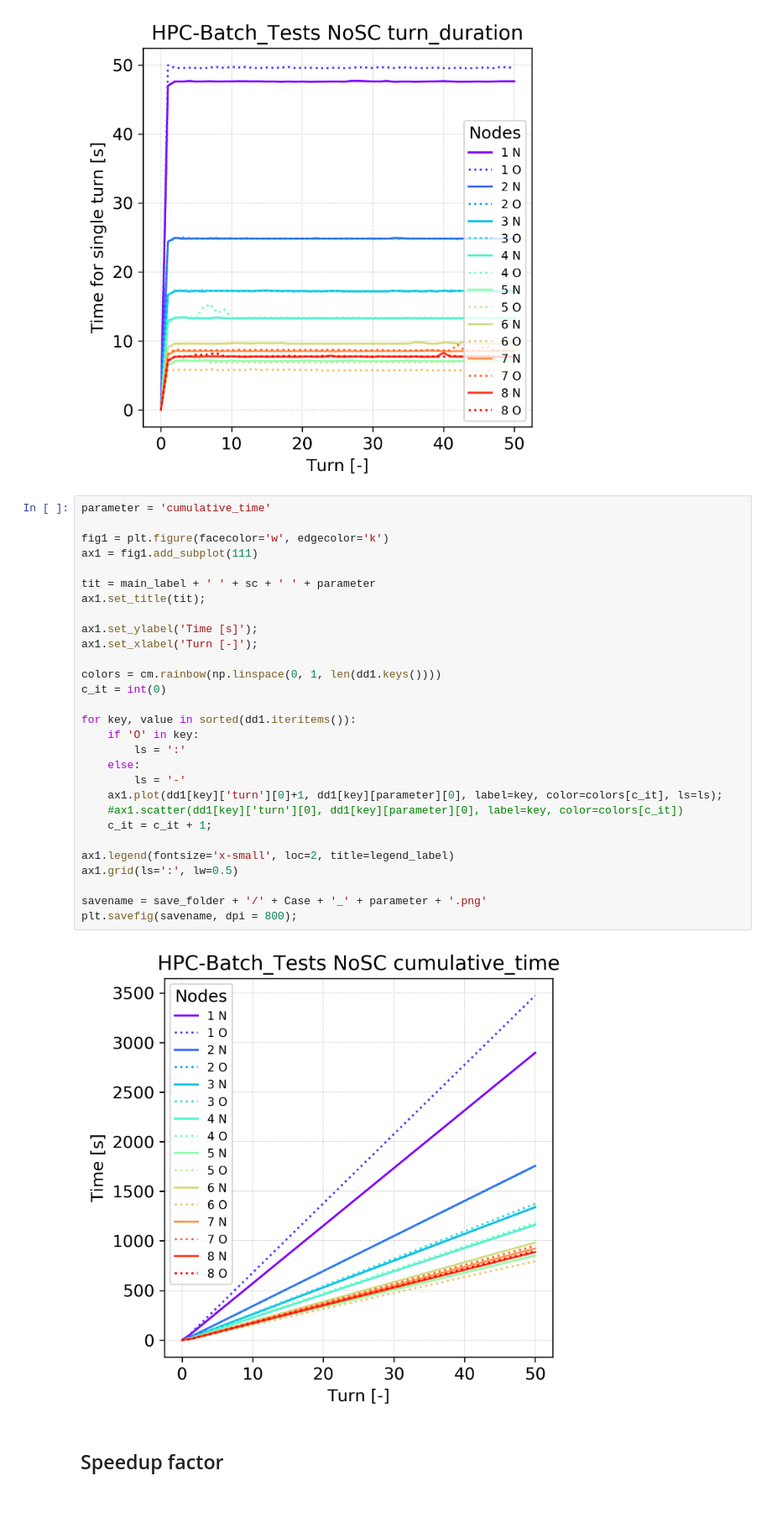
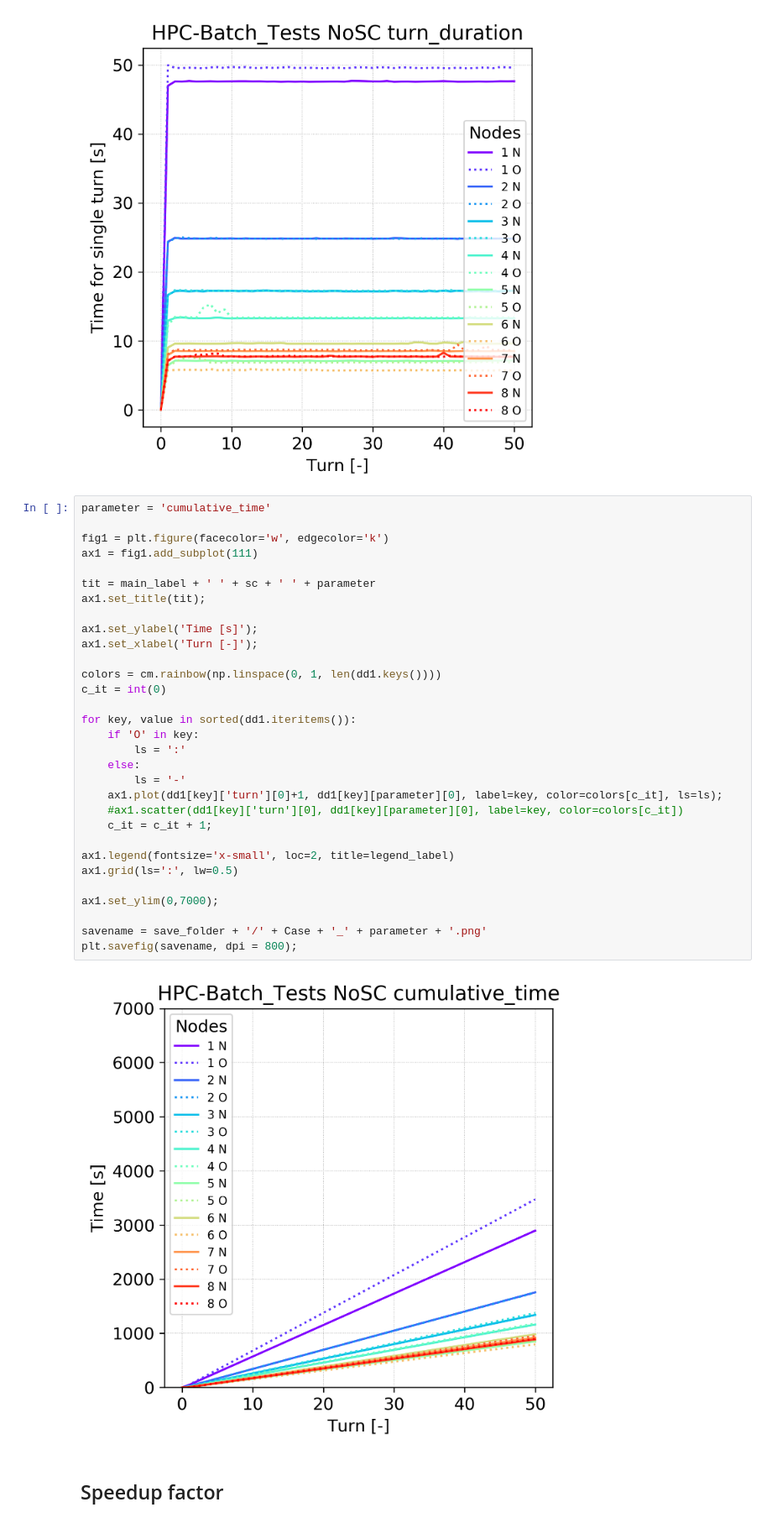
Before and after one commit to HaroonRafique/PyORBIT_SC_Optimisation, a Jupyter notebook: 02_NoSC/HPC-Batch_Runtimes.ipynb, the cells around one changed output. Shown at 84% size. Cells and saved outputs as stored; diff of their text form.

Commit message:
Plots updated

```diff
--- a/02_NoSC/HPC-Batch_Runtimes.ipynb
+++ b/02_NoSC/HPC-Batch_Runtimes.ipynb
@@ -128,34 +128,36 @@ plt.savefig(savename, dpi = 800);
 # %%
 parameter = 'cumulative_time'
 
 fig1 = plt.figure(facecolor='w', edgecolor='k')
 ax1 = fig1.add_subplot(111)
 
 tit = main_label + ' ' + sc + ' ' + parameter
 ax1.set_title(tit);
 
 ax1.set_ylabel('Time [s]');
 ax1.set_xlabel('Turn [-]');
 
 colors = cm.rainbow(np.linspace(0, 1, len(dd1.keys())))
 c_it = int(0)
 
 for key, value in sorted(dd1.iteritems()):
     if 'O' in key:
         ls = ':'
     else:
         ls = '-'
     ax1.plot(dd1[key]['turn'][0]+1, dd1[key][parameter][0], label=key, color=colors[c_it], ls=ls);
     #ax1.scatter(dd1[key]['turn'][0], dd1[key][parameter][0], label=key, color=colors[c_it])
     c_it = c_it + 1;
 
 ax1.legend(fontsize='x-small', loc=2, title=legend_label)
 ax1.grid(ls=':', lw=0.5)
 
+ax1.set_ylim(0,7000);
+
 savename = save_folder + '/' + Case + '_' + parameter + '.png'
 plt.savefig(savename, dpi = 800);
 # %% [output]
-[figure, old version]
+[figure, new version]
 # %% [markdown]
 ## Speedup factor
 # %%
```
Also changed, not shown: parts of 2 cells of this notebook, 15 other files.
